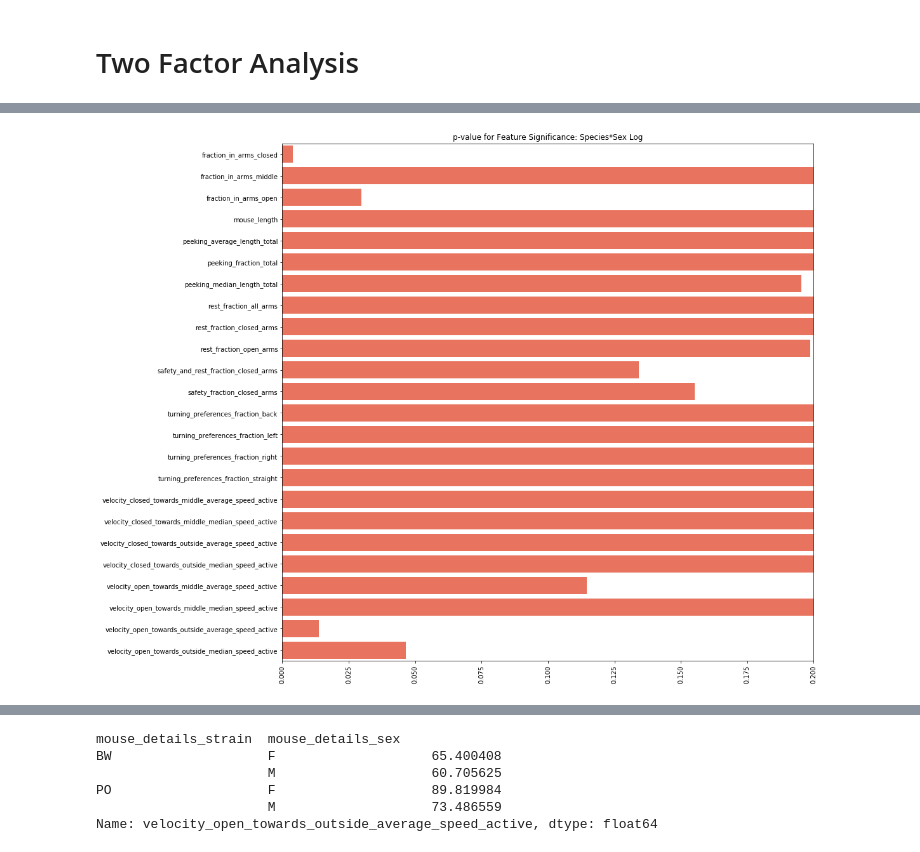
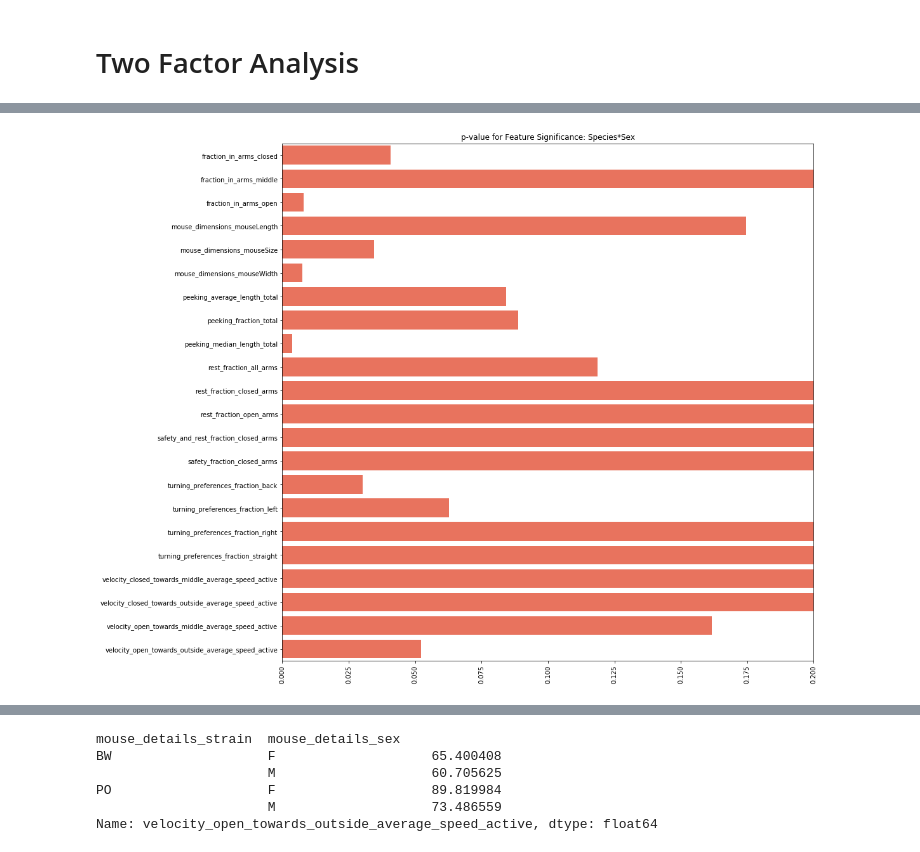
Before and after one commit to zachbogart/mice_behavior_capstone, a Jupyter notebook: process_data/results/Stat_significance.ipynb, the cells around one changed output, grey strips where cells are left out. Cells and saved outputs as stored; diff of their text form; code cells hidden in the pictures.

Commit message:
edits to the significance results- rerun on new data

```diff
--- a/process_data/results/Stat_significance.ipynb
+++ b/process_data/results/Stat_significance.ipynb
@@ -24,8 +24,8 @@ cols_main= [col for col in df_features.columns if not any(arm in col for arm in
 # In velocity, only active speed considered as closed speed influenced by another features: fraction rest!
 
 final_features= ['fraction_in_arms_closed', 'fraction_in_arms_middle', 'fraction_in_arms_open',
-               'mouse_length',
-               'peeking_average_length_total', 'peeking_fraction_total', 'peeking_median_length_total',
+               'mouse_dimensions_mouseLength', 'mouse_dimensions_mouseSize','mouse_dimensions_mouseWidth',
+               'peeking_average_length_total', 'peeking_fraction_total',
                'rest_fraction_all_arms', 'rest_fraction_closed_arms', 'rest_fraction_open_arms',
                'safety_and_rest_fraction_closed_arms', 'safety_fraction_closed_arms',
 #  'total_distance_closed',
@@ -55,19 +55,19 @@ final_features= ['fraction_in_arms_closed', 'fraction_in_arms_middle', 'fraction
 # 'velocity_closed_towards_middle_average_speed',
  'velocity_closed_towards_middle_average_speed_active',
 #  'velocity_closed_towards_middle_median_speed',
- 'velocity_closed_towards_middle_median_speed_active',
+#  'velocity_closed_towards_middle_median_speed_active',
 #  'velocity_closed_towards_outside_average_speed',
  'velocity_closed_towards_outside_average_speed_active',
 #  'velocity_closed_towards_outside_median_speed',
- 'velocity_closed_towards_outside_median_speed_active',
+#  'velocity_closed_towards_outside_median_speed_active',
 #  'velocity_open_towards_middle_average_speed',
  'velocity_open_towards_middle_average_speed_active',
 #  'velocity_open_towards_middle_median_speed',
- 'velocity_open_towards_middle_median_speed_active',
+#  'velocity_open_towards_middle_median_speed_active',
 #  'velocity_open_towards_outside_average_speed',
- 'velocity_open_towards_outside_average_speed_active',
+ 'velocity_open_towards_outside_average_speed_active',]
 #  'velocity_open_towards_outside_median_speed',
- 'velocity_open_towards_outside_median_speed_active']
+#  'velocity_open_towards_outside_median_speed_active']
 # %%
 df_bwpo = df_features.loc[(df_features['mouse_details_strain'].isin(['BW', 'PO'])) &
                           (df_features['mouse_details_sex'].isin(['M', 'F'])), :]
@@ -728,23 +742,23 @@ for feature in final_features:
     plt.subplots(1, 4, figsize=(20, 5))
 
     plt.subplot(1, 4, 1)
-    probplot(np.log(df_features_final.loc[(df_features_final['mouse_details_strain']=='BW') &
-                                    (df_features_final['mouse_details_sex']=='M'), feature]), dist="norm", plot=pylab)
+    probplot(np.log(df_bwpo.loc[(df_bwpo['mouse_details_strain']=='BW') &
+                                    (df_bwpo['mouse_details_sex']=='M'), feature]), dist="norm", plot=pylab)
     plt.title("Q-Q plot BW M "+ feature)
 
     plt.subplot(1, 4, 2)
-    probplot(np.log(df_features_final.loc[(df_features_final['mouse_details_strain']=='BW') &
-                                    (df_features_final['mouse_details_sex']=='F'), feature]), dist="norm", plot=pylab)
+    probplot(np.log(df_bwpo.loc[(df_bwpo['mouse_details_strain']=='BW') &
+                                    (df_bwpo['mouse_details_sex']=='F'), feature]), dist="norm", plot=pylab)
     plt.title("Q-Q plot BW F")
 
     plt.subplot(1, 4, 3)
-    probplot(np.log(df_features_final.loc[(df_features_final['mouse_details_strain']=='PO') &
-                                    (df_features_final['mouse_details_sex']=='M'), feature]), dist="norm", plot=pylab)
+    probplot(np.log(df_bwpo.loc[(df_bwpo['mouse_details_strain']=='PO') &
+                                    (df_bwpo['mouse_details_sex']=='M'), feature]), dist="norm", plot=pylab)
     plt.title("Q-Q plot PO M")
 
     plt.subplot(1, 4, 4)
-    probplot(np.log(df_features_final.loc[(df_features_final['mouse_details_strain']=='PO') &
-                                    (df_features_final['mouse_details_sex']=='F'), feature]), dist="norm", plot=pylab)
+    probplot(np.log(df_bwpo.loc[(df_bwpo['mouse_details_strain']=='PO') &
+                                    (df_bwpo['mouse_details_sex']=='F'), feature]), dist="norm", plot=pylab)
     plt.title("Q-Q plot PO F")
 
     plt.show()
@@ -780,7 +794,7 @@ def anova(df, features, alpha_significance=0.05):
     for feature in features:
 
         data = df.loc[(df[feature]!=0) ,['mouse_details_sex', 'mouse_details_strain', feature]].dropna()
-        data[feature] = np.log(data[feature])
+#         data[feature] = np.log(data[feature])
         model = ols(feature+' ~ C(mouse_details_strain, Sum)*C(mouse_details_sex, Sum)', data=data).fit()
         table = sm.stats.anova_lm(model, typ=2) # Type 2 Anova DataFrame
 
@@ -790,4 +804,4 @@ def anova(df, features, alpha_significance=0.05):
 
     return significance_species, significance_sex, significance_species_sex#, significance, stats_test_p
 # %%
-anova_species_log, anova_sex_log, anova_species_sex_log = anova(df_bwpo, final_features)
+anova_species, anova_sex, anova_species_sex = anova(df_bwpo, final_features)
@@ -794,9 +826,9 @@ anova_species_log, anova_sex_log, anova_species_sex_log = anova(df_bwpo, final_f
 # %%
 plt.figure(figsize=(15, 15))
-plt.title("p-value for Feature Significance: Species*Sex Log")
-sns.barplot(x=anova_sex_log, y=final_features, color='tomato')
+plt.title("p-value for Feature Significance: Species*Sex")
+sns.barplot(x=anova_species_sex, y=final_features, color='tomato')
 plt.xticks(rotation= 90)
 plt.xlim(0, 0.2)
 plt.show()
 # %% [output]
-[figure, old version]
+[figure, new version]
```
Also changed, not shown: parts of 36 cells of this notebook.
